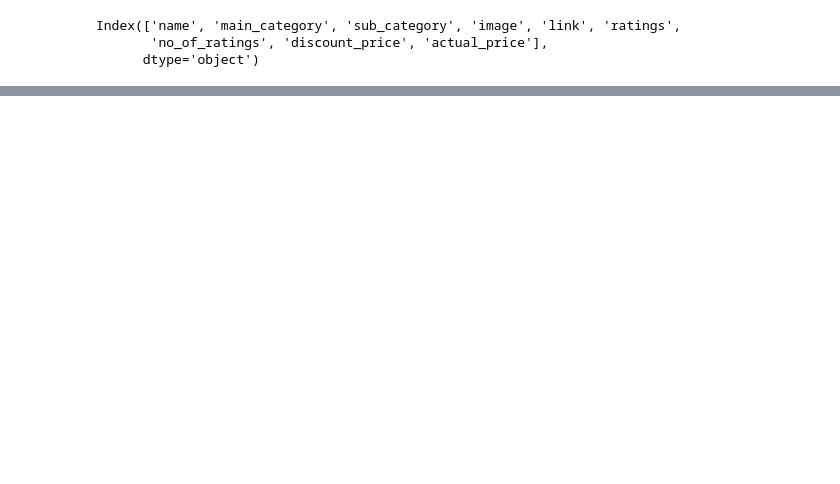
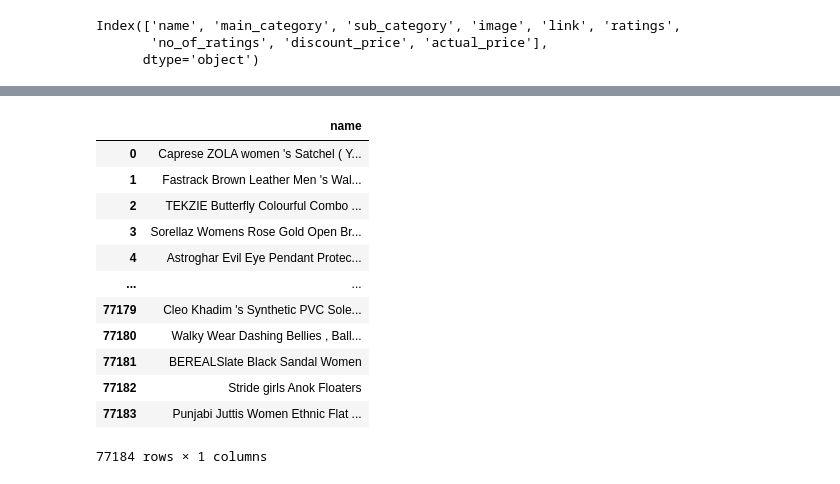
Before and after one commit to bzekeria/cogs109-final-project, a Jupyter notebook: notebooks/01_data_preprocessing.ipynb, the cells around one changed output, grey strips where cells are left out. Drawn from its saved outputs; the diff is of its cells as text; code cells hidden in the pictures; blank space fills up the shorter version.

```diff
--- a/notebooks/01_data_preprocessing.ipynb
+++ b/notebooks/01_data_preprocessing.ipynb
@@ -115,3 +66,0 @@ memory usage: 14.9+ MB
-# %%
-df["ratings"] = pd.to_numeric(df["ratings"], errors = "coerce")
-df["no_of_ratings"] = pd.to_numeric(df["no_of_ratings"], errors = "coerce")
@@ -136,0 +91,18 @@
+# %%
+def remove_stop_words(input_string):
+    # Tokenize the string
+    tokens = word_tokenize(input_string)
+
+    # Get the list of English stop words
+    stop_words = set(stopwords.words("english"))
+
+    # Remove stop words
+    filtered_tokens = [token for token in tokens if token.lower() not in stop_words]
+
+    # Reconstruct the string
+    output_string = " ".join(filtered_tokens)
+
+    return output_string
+# %%
+# Apply to column "name"
+df['name'] = df['name'].apply(remove_stop_words)
@@ -136,0 +124,16 @@
+# %%
+df[["name"]]
+# %% [output]
+|  | name |
+| 0 | Caprese ZOLA women 's Satchel ( Y... |
+| 1 | Fastrack Brown Leather Men 's Wal... |
+| 2 | TEKZIE Butterfly Colourful Combo ... |
+| 3 | Sorellaz Womens Rose Gold Open Br... |
+| 4 | Astroghar Evil Eye Pendant Protec... |
+| ... | ... |
+| 77179 | Cleo Khadim 's Synthetic PVC Sole... |
+| 77180 | Walky Wear Dashing Bellies , Ball... |
+| 77181 | BEREALSlate Black Sandal Women |
+| 77182 | Stride girls Anok Floaters |
+| 77183 | Punjabi Juttis Women Ethnic Flat ... |
+77184 rows × 1 columns
```
Also changed, not shown: parts of 22 cells of this notebook.
